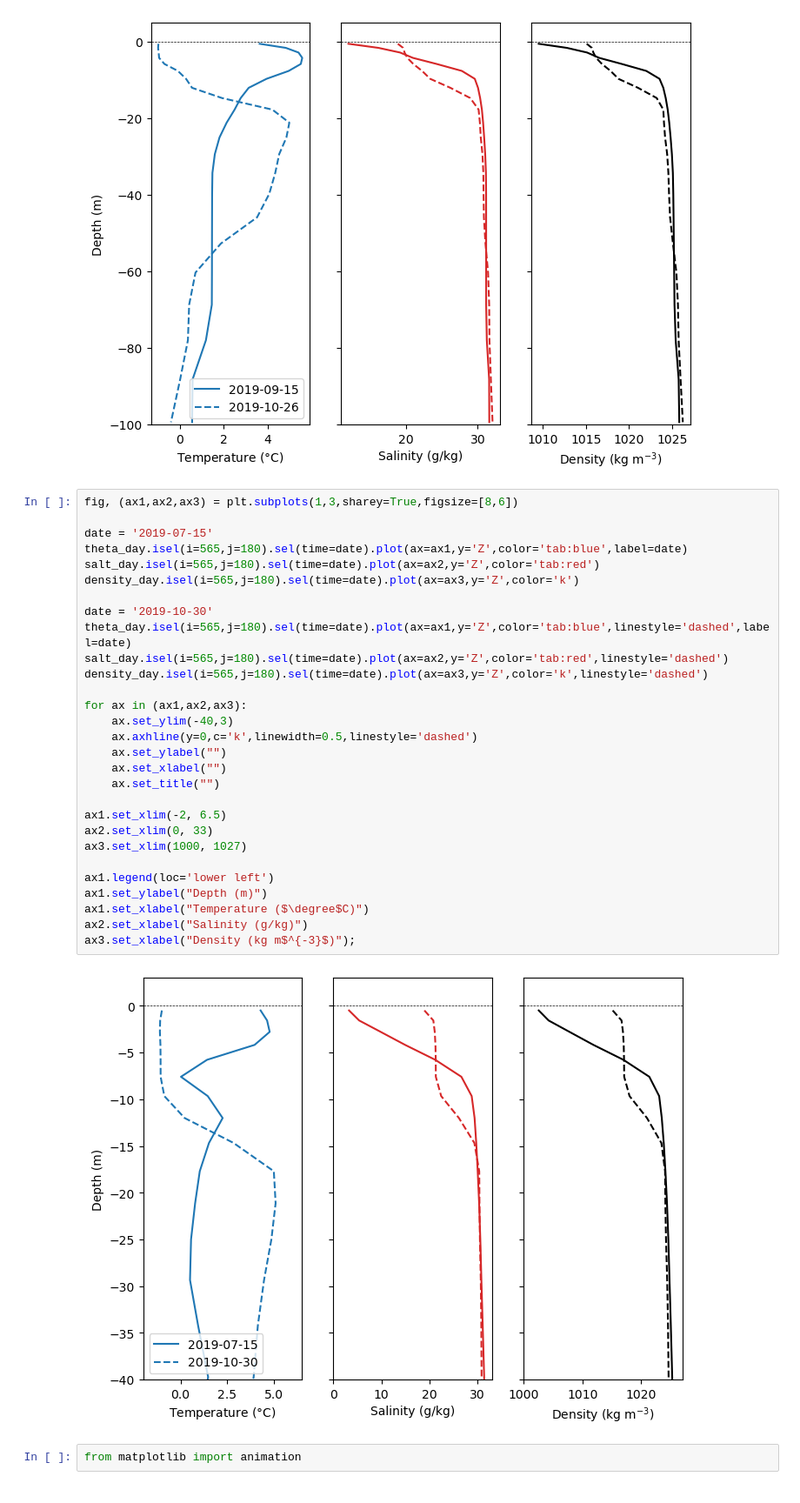
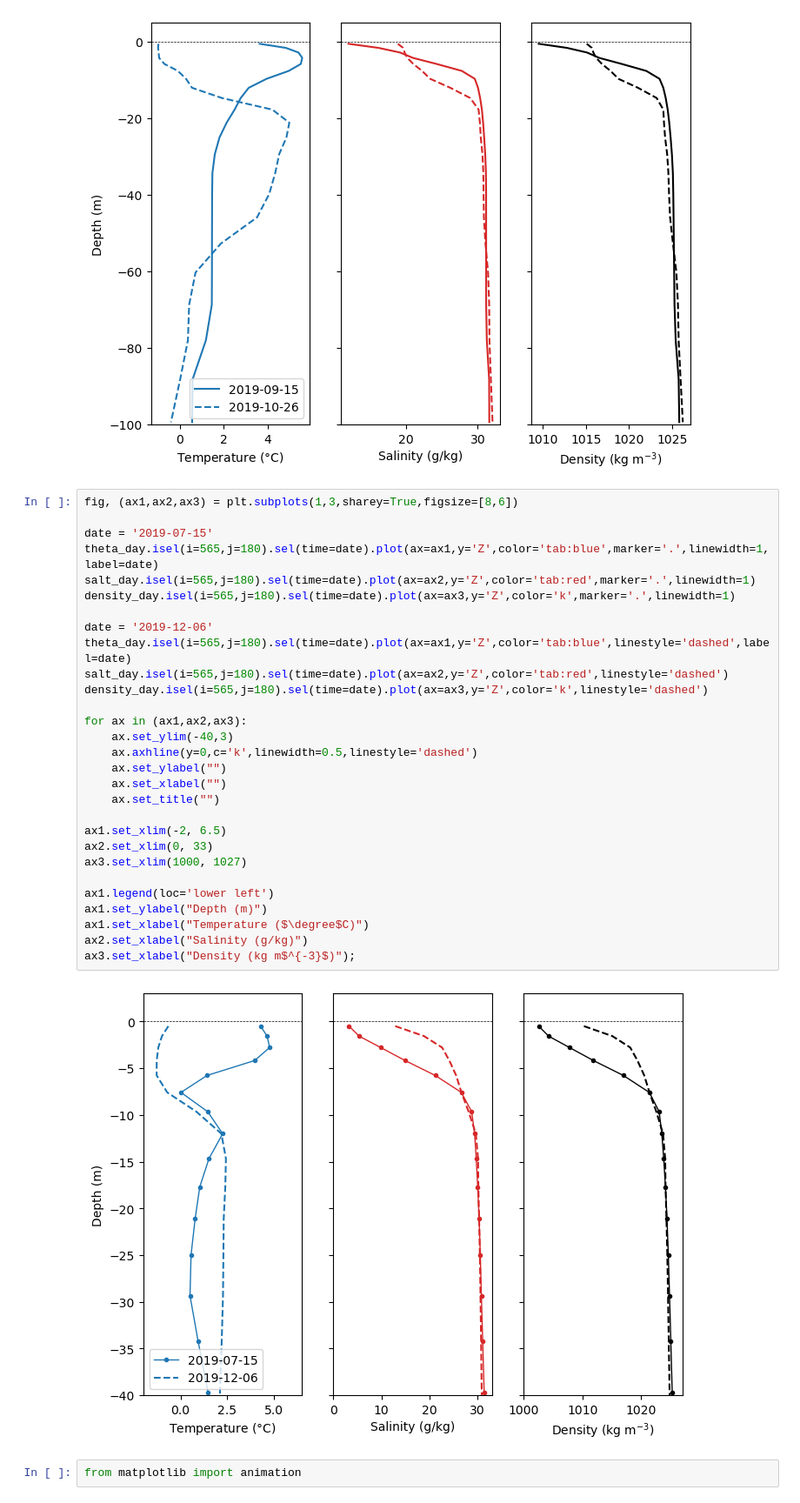
Before and after one commit to mjzahn/SASSIE_ECCO_salinity_stratification, a Jupyter notebook: notebooks/10_depth_profile_exploration.ipynb, the cells around one changed output. Shown at 87% size. Saved outputs shown, nothing was run; the diff lists cells and outputs as text.

```diff
--- a/notebooks/10_depth_profile_exploration.ipynb
+++ b/notebooks/10_depth_profile_exploration.ipynb
@@ -99,34 +99,34 @@ ax3.set_xlabel("Density (kg m$^{-3}$)");
 # %%
 fig, (ax1,ax2,ax3) = plt.subplots(1,3,sharey=True,figsize=[8,6])
 
 date = '2019-07-15'
-theta_day.isel(i=565,j=180).sel(time=date).plot(ax=ax1,y='Z',color='tab:blue',label=date)
-salt_day.isel(i=565,j=180).sel(time=date).plot(ax=ax2,y='Z',color='tab:red')
-density_day.isel(i=565,j=180).sel(time=date).plot(ax=ax3,y='Z',color='k')
+theta_day.isel(i=565,j=180).sel(time=date).plot(ax=ax1,y='Z',color='tab:blue',marker='.',linewidth=1,label=date)
+salt_day.isel(i=565,j=180).sel(time=date).plot(ax=ax2,y='Z',color='tab:red',marker='.',linewidth=1)
+density_day.isel(i=565,j=180).sel(time=date).plot(ax=ax3,y='Z',color='k',marker='.',linewidth=1)
 
-date = '2019-10-30'
+date = '2019-12-06'
 theta_day.isel(i=565,j=180).sel(time=date).plot(ax=ax1,y='Z',color='tab:blue',linestyle='dashed',label=date)
 salt_day.isel(i=565,j=180).sel(time=date).plot(ax=ax2,y='Z',color='tab:red',linestyle='dashed')
 density_day.isel(i=565,j=180).sel(time=date).plot(ax=ax3,y='Z',color='k',linestyle='dashed')
 
 for ax in (ax1,ax2,ax3):
     ax.set_ylim(-40,3)
     ax.axhline(y=0,c='k',linewidth=0.5,linestyle='dashed')
     ax.set_ylabel("")
     ax.set_xlabel("")
     ax.set_title("")
 
 ax1.set_xlim(-2, 6.5)
 ax2.set_xlim(0, 33)
 ax3.set_xlim(1000, 1027)
 
 ax1.legend(loc='lower left')
 ax1.set_ylabel("Depth (m)")
 ax1.set_xlabel("Temperature ($\degree$C)")
 ax2.set_xlabel("Salinity (g/kg)")
 ax3.set_xlabel("Density (kg m$^{-3}$)");
 # %% [output]
-[figure, old version]
+[figure, new version]
 # %%
 from matplotlib import animation
 # %%
```
Also changed, not shown: parts of 1 cell of this notebook, 2 other files.
